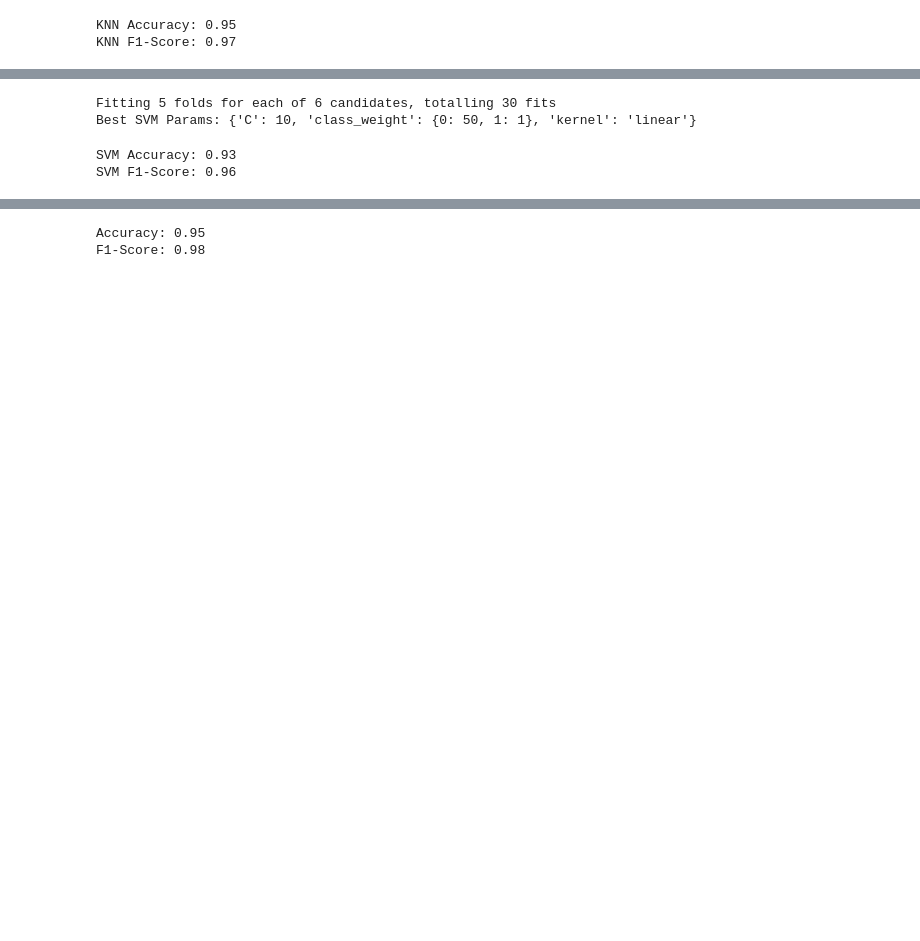
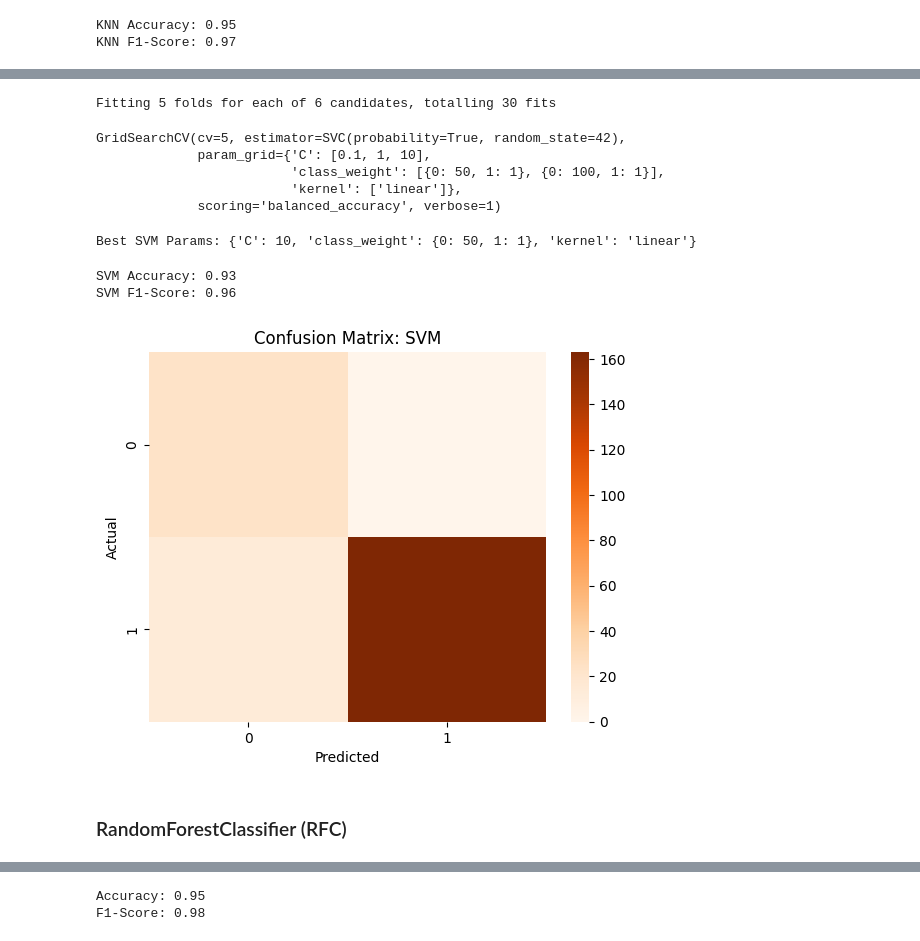
Before and after one commit to itsdakshjain/Customer-Churn-Prediction, a Jupyter notebook: notebooks/churn_prediction_modeling_v3.ipynb, the cells around one changed output, grey strips where cells are left out. Saved outputs shown, nothing was run; the diff lists cells and outputs as text; code cells hidden in the pictures; blank space fills up the shorter version.

```diff
--- a/notebooks/churn_prediction_modeling_v3.ipynb
+++ b/notebooks/churn_prediction_modeling_v3.ipynb
@@ -435,30 +481,23 @@ KNN F1-Score: 0.97
 # %%
-from sklearn.svm import SVC
-from sklearn.model_selection import GridSearchCV
+svm_model = SVC(probability=True, random_state=42) # Hyperparameter tuning for SVM on ORIGINAL data (No SMOTE) to avoid the 100% fake accuracy
+param_grid_svm = {'C': [0.1, 1, 10],
+'kernel': ['linear'],
+'class_weight': [{0: 50, 1: 1}, {0: 100, 1: 1}]} # in svm we use class_weight to handle imbalance (no need of SMOTE here)
 
-# 1. Initialize Model
-svm_model = SVC(probability=True, random_state=42)
-
-# 2. Define Parameters
-# We include 'linear' and our custom weights to ensure the search finds the 18% result
-param_grid_svm = {
-    'C': [0.1, 1, 10],
-    'kernel': ['linear'], # Linear is essential for the 18% result
-    'class_weight': [{0: 50, 1: 1}, {0: 100, 1: 1}] # This protects your 94 stayers
-}
-
-# 3. GridSearchCV
-# We use 'balanced_accuracy' to make sure it respects the minority class
 grid_svm = GridSearchCV(svm_model, param_grid_svm, cv=5, scoring='balanced_accuracy', verbose=1)
-
-# 4. Fit on ORIGINAL data (No SMOTE) to avoid the 100% fake accuracy
-grid_svm.fit(X_train_scaled, y_train)
-
-print("Best SVM Params:", grid_svm.best_params_)
-svm_best_model = grid_svm.best_estimator_
+grid_svm.fit(X_train_scaled, y_train) # Used version_2 model for version_3 too.
 # %% [output]
 Fitting 5 folds for each of 6 candidates, totalling 30 fits
-Best SVM Params: {'C': 10, 'class_weight': {0: 50, 1: 1}, 'kernel': 'linear'}
+GridSearchCV(cv=5, estimator=SVC(probability=True, random_state=42),
+             param_grid={'C': [0.1, 1, 10],
+                         'class_weight': [{0: 50, 1: 1}, {0: 100, 1: 1}],
+                         'kernel': ['linear']},
+             scoring='balanced_accuracy', verbose=1)
+# %%
+print("Best SVM Params:", grid_svm.best_params_)
+svm_best_model = grid_svm.best_estimator_
+# %% [output]
+Best SVM Params: {'C': 10, 'class_weight': {0: 50, 1: 1}, 'kernel': 'linear'}
 # %%
 y_pred_svm = svm_best_model.predict(X_test_scaled)
 
@@ -477,3 +510,13 @@ print(f"SVM F1-Score: {f1_svm:.2f}")
 # %% [output]
 SVM Accuracy: 0.93
 SVM F1-Score: 0.96
+# %%
+sns.heatmap(confusion_matrix(y_test, y_pred_svm),fmt='d', cmap='Oranges')
+plt.title('Confusion Matrix: SVM')
+plt.xlabel('Predicted')
+plt.ylabel('Actual')
+plt.show()
+# %% [output]
+[figure, added]
+# %% [markdown]
+### RandomForestClassifier (RFC)
```
Also changed, not shown: parts of 41 cells of this notebook.
